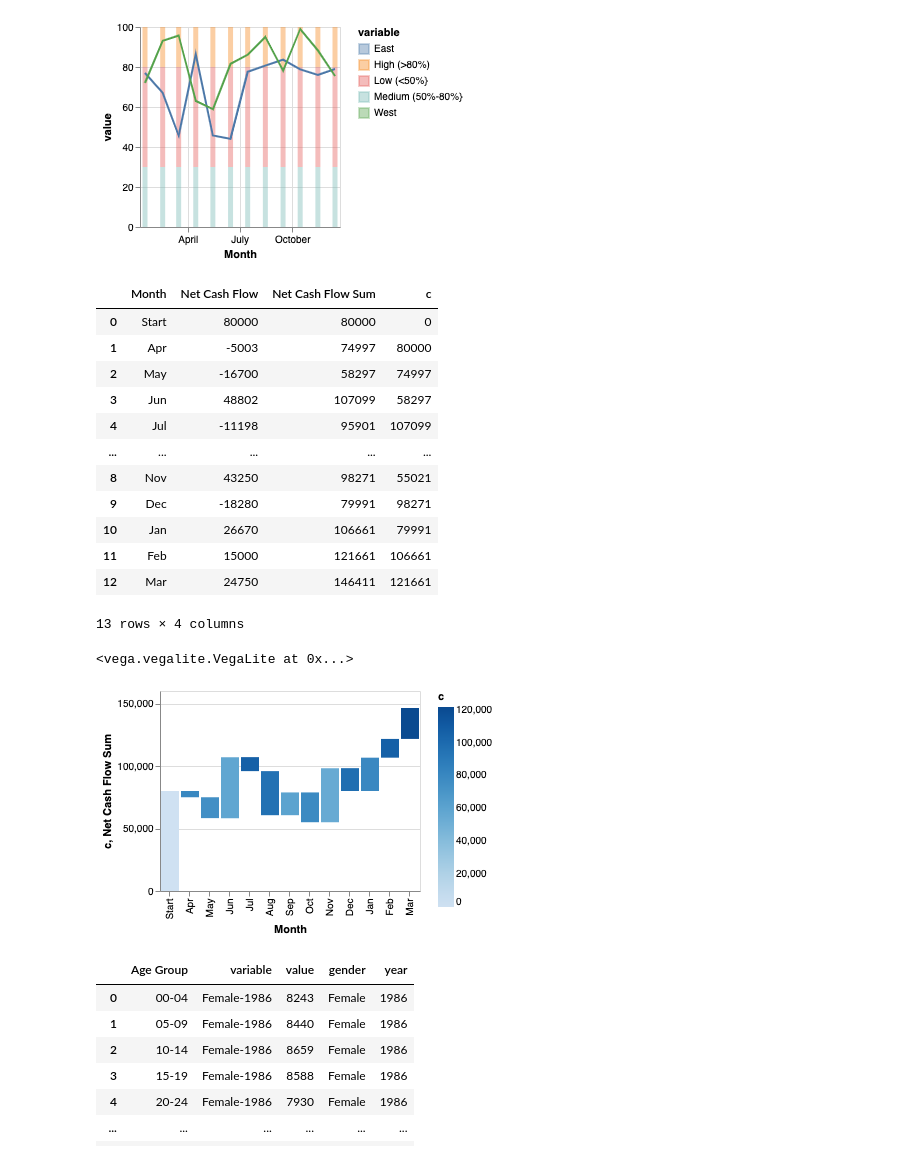
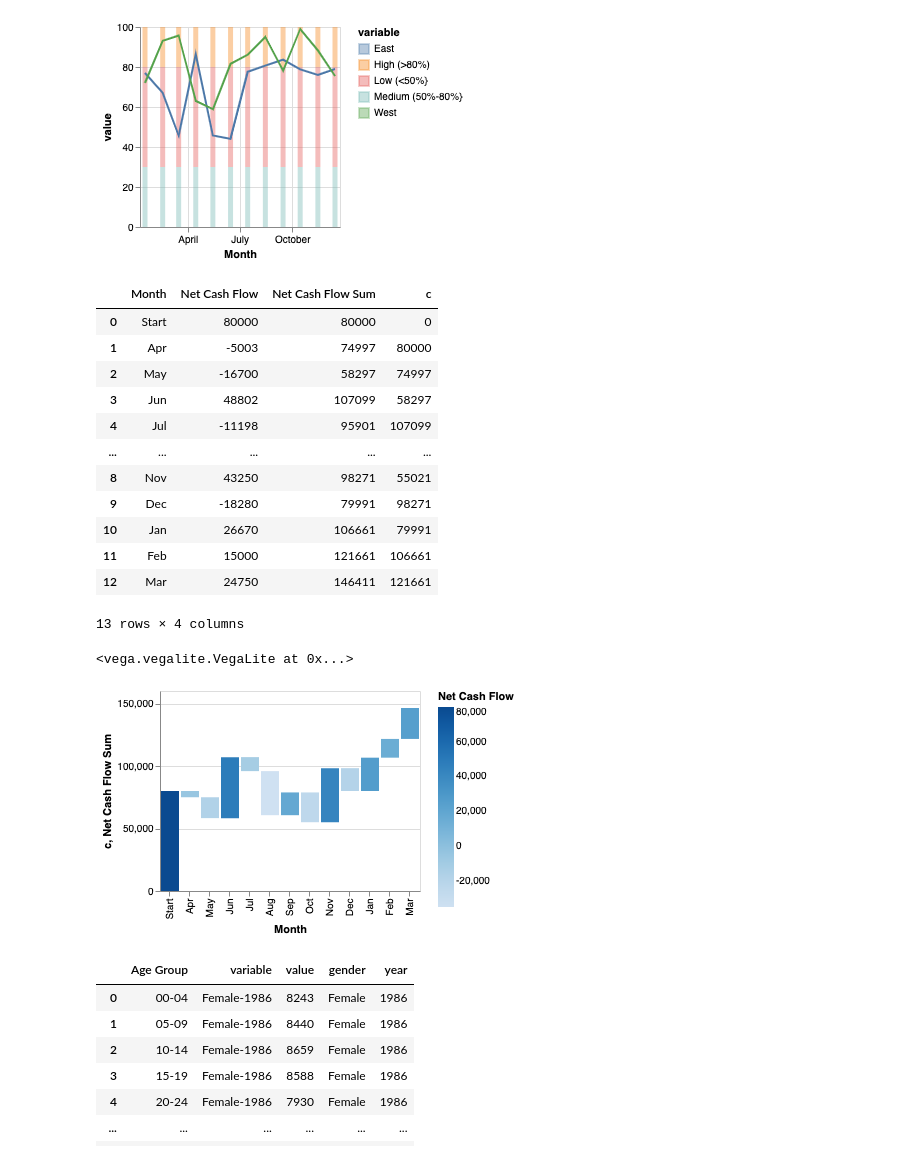
Before and after one commit to Mestway/falx, a Jupyter notebook: falx/data_prep.ipynb, the cells around one changed output. Drawn from its saved outputs; the diff is of its cells as text; code cells hidden in the pictures.

```diff
--- a/falx/data_prep.ipynb
+++ b/falx/data_prep.ipynb
@@ -122,35 +122,35 @@ display(df3)
 
 vl_spec = {
     "$schema": "https://vega.github.io/schema/vega-lite/v3.json",
     "mark": "bar",
     "encoding": {
         "x": {"field": "Month", "type": "nominal", "sort": "none"},
         "y2": {
           "field": "Net Cash Flow Sum",
           "type": "quantitative"
         },
         "y": {"field": "c", "type": "quantitative"},
-        "color": {"field": "c", "type": "quantitative"}
+        "color": {"field": "Net Cash Flow", "type": "quantitative"}
     }
 }
 
 VegaLite(vl_spec, df3)
 # %% [output]
 |  | Month | Net Cash Flow | Net Cash Flow Sum | c |
 | 0 | Start | 80000 | 80000 | 0 |
 | 1 | Apr | -5003 | 74997 | 80000 |
 | 2 | May | -16700 | 58297 | 74997 |
 | 3 | Jun | 48802 | 107099 | 58297 |
 | 4 | Jul | -11198 | 95901 | 107099 |
 | ... | ... | ... | ... | ... |
 | 8 | Nov | 43250 | 98271 | 55021 |
 | 9 | Dec | -18280 | 79991 | 98271 |
 | 10 | Jan | 26670 | 106661 | 79991 |
 | 11 | Feb | 15000 | 121661 | 106661 |
 | 12 | Mar | 24750 | 146411 | 121661 |
 13 rows × 4 columns
 <vega.vegalite.VegaLite at 0x...>
-[figure, old version]
+[figure, new version]
 # %%
 df4 = load_input_table("004.json")
 
```
